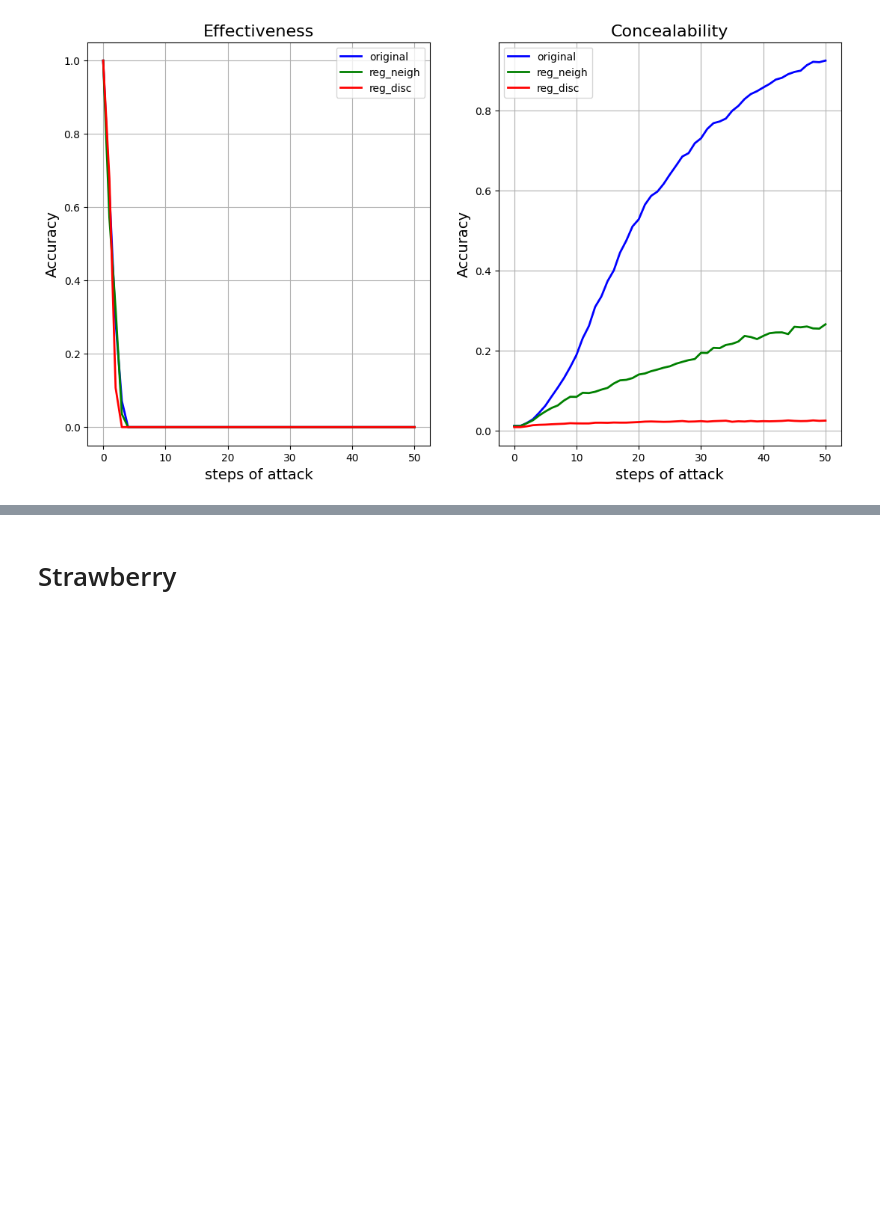
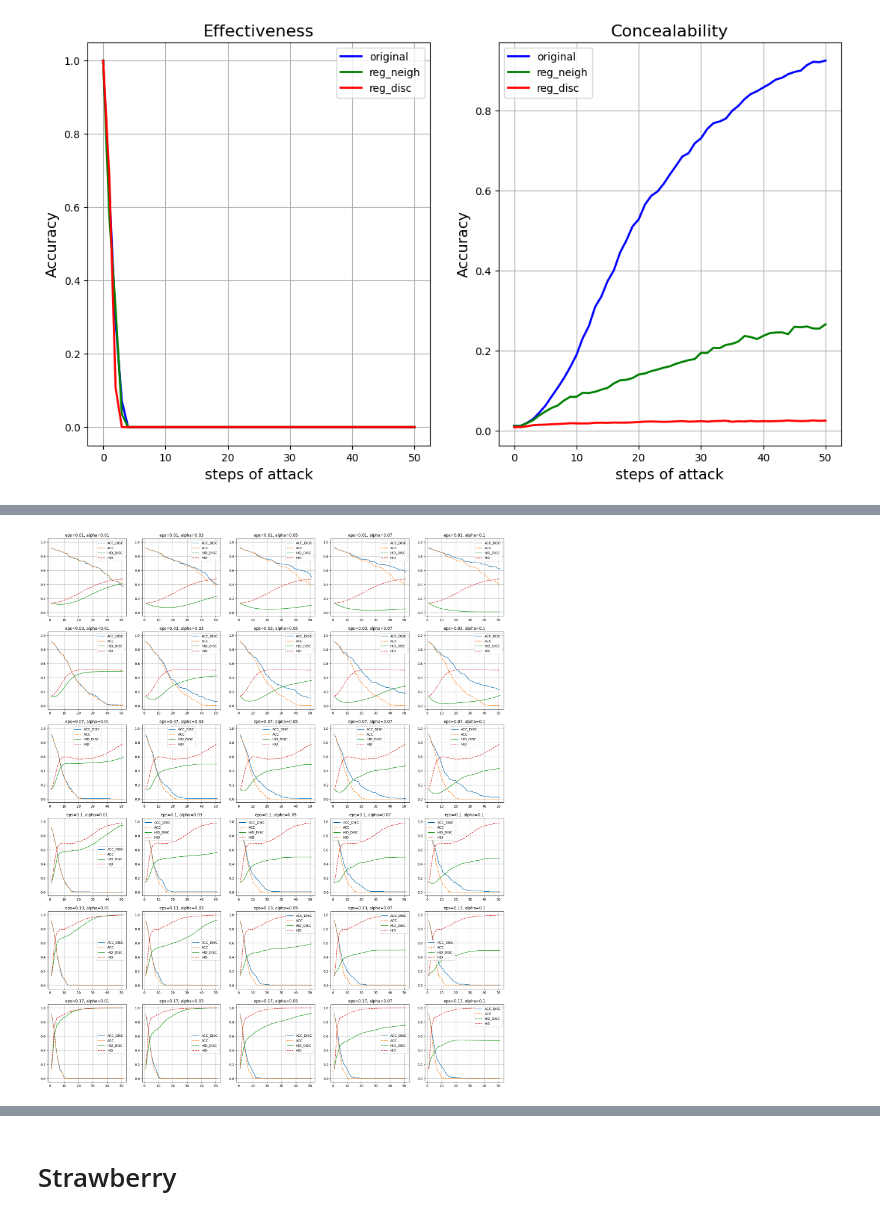
Before and after one commit to petrsokerin/Hidden_adversarial_attacks, a Jupyter notebook: notebooks/Vizual_reg_attack.ipynb, the cells around one changed output, grey strips where cells are left out. Cells and saved outputs as stored; diff of their text form; code cells hidden in the pictures; blank space fills up the shorter version.

```diff
--- a/notebooks/Vizual_reg_attack.ipynb
+++ b/notebooks/Vizual_reg_attack.ipynb
@@ -876,0 +914,35 @@ Fail with Alpha 0.1 reg_disc
+# %%
+dataset = 'PowerCons'
+model_id = 0
+features = ['ACC', 'HID']
+exp_name = '_LEAK3'
+
+
+eps_list = [0.01, 0.03, 0.07, 0.1, 0.13, 0.17]
+alp_list = [0.01, 0.03, 0.05, 0.07, 0.1] #[1, 10, 100]
+
+nodisc = pd.read_csv(f'results/{dataset}/IFGSM/fgsm_attack{exp_name}/aa_res_{dataset}_{model_id}.csv', index_col=0).set_index('n steps')
+
+fig, ax = plt.subplots(len(eps_list), len(alp_list), figsize=(25, 30))
+
+for i, epsilon in enumerate(eps_list):
+    nodisc_tmp = nodisc[nodisc['eps']==epsilon][features]
+
+    for j, alpha in enumerate(alp_list):
+        disc_tmp = pd.read_csv(f'results/{dataset}/IFGSM/fgsm_disc_attack{exp_name}/aa_res_{dataset}_{model_id}_alpha={alpha}.csv', index_col=0).set_index('n steps')
+        disc_tmp = disc_tmp[disc_tmp['eps']==epsilon][features]
+
+        # disc_tmp_sigm = pd.read_csv(f'results/{dataset}/IFGSM/fgsm_disc_attack{exp_name}/aa_res_{dataset}_{model_id}_alpha={alpha}.csv', index_col=0).set_index('n steps')
+        # disc_tmp_sigm = disc_tmp_sigm[disc_tmp_sigm['eps']==epsilon][features]
+
+        for feature in features:
+            ax[i, j].plot(disc_tmp[feature], label = f'{feature}_DISC')
+            ax[i, j].plot(nodisc_tmp[feature], label = feature, ls='--')
+            #ax[i, j].plot(nodisc_tmp[feature], label = f'{feature}_DISC_SIGM', ls='.')
+
+        ax[i, j].set_title(label = f'eps={epsilon}, alpha={alpha}')
+        ax[i, j].legend()
+        ax[i, j].grid()
+        ax[i, j].set_ylim(-0.05, 1.05)
+# %% [output]
+[figure, added]
```
Also changed, not shown: parts of 4 cells of this notebook, 7 other files.
